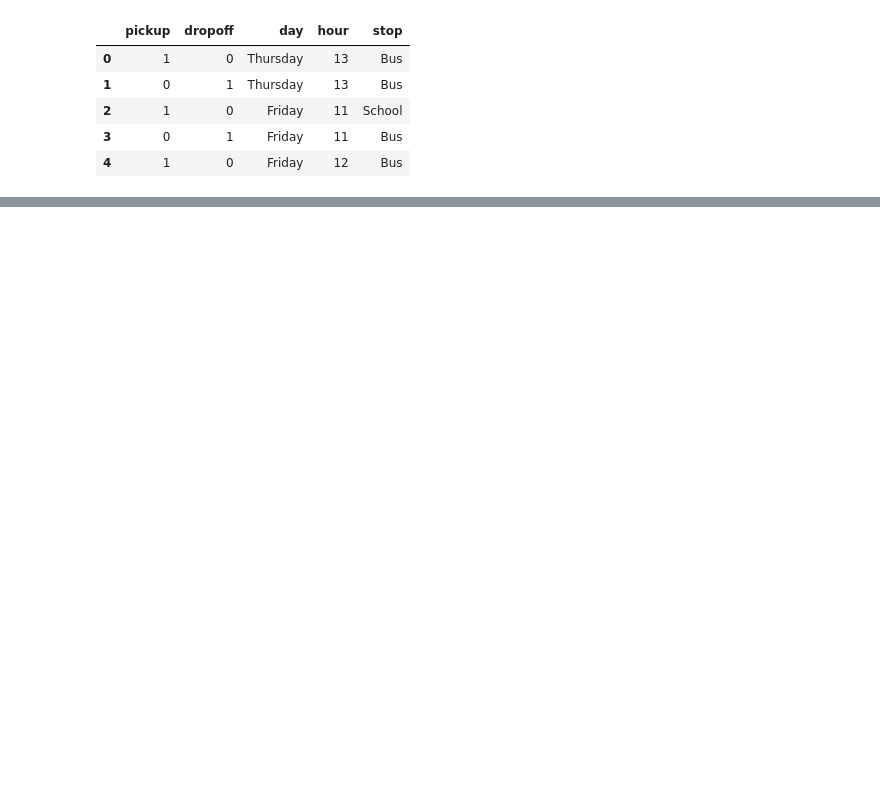
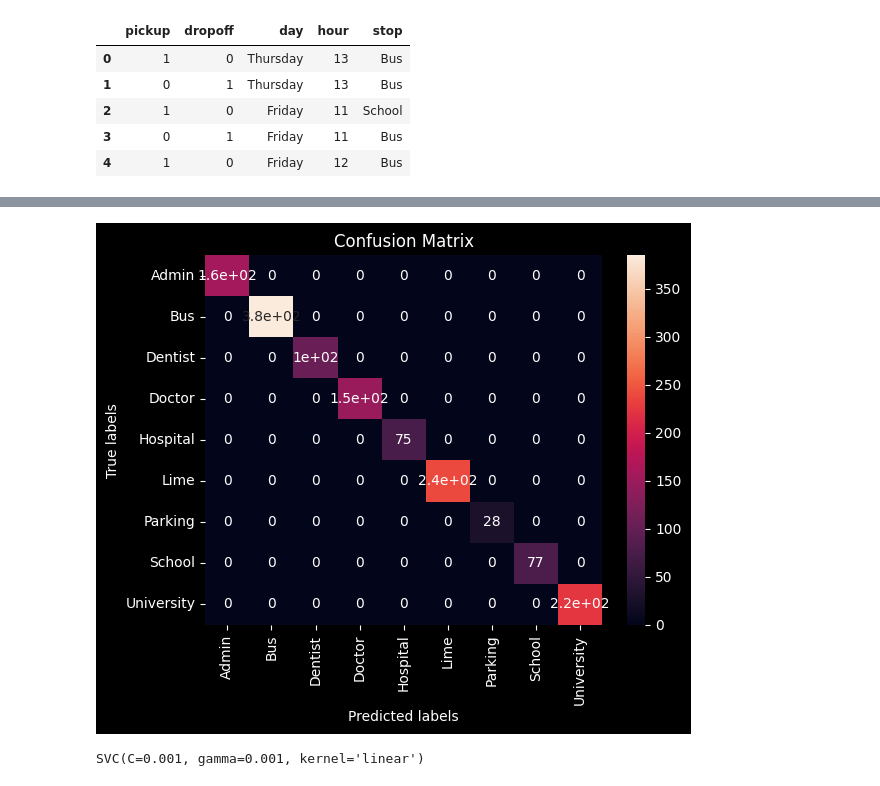
Before and after one commit to jrosilam/MayMobility_TakeHome, a Jupyter notebook: takehome_test.ipynb, the cells around one changed output, grey strips where cells are left out. Saved outputs shown, nothing was run; the diff lists cells and outputs as text; code cells hidden in the pictures; blank space fills up the shorter version.

```diff
--- a/takehome_test.ipynb
+++ b/takehome_test.ipynb
@@ -1333,0 +1359,5 @@ features_one_hot_2.head()
+# %%
+# use features_one_hot_2
+y = np.asarray(features_one_hot_2["stop"])
+X = np.asarray(features_one_hot_2.drop(["stop","dropoff"],axis=1))
+X = preprocessing.StandardScaler().fit_transform(X)
@@ -1356,0 +1397,10 @@ print(f"Total Accuracy:       {Grid.best_score_:.2%}")
+# %%
+plot_confusion_matrix(y_test,y_hat)
+# %% [output]
+[figure, added]
+# %%
+# fit with whole model
+svm = SVC(**svm_cv.best_params_)
+svm.fit(X,y) # fit full model
+# %% [output]
+SVC(C=0.001, gamma=0.001, kernel='linear')
```
Also changed, not shown: parts of 15 cells of this notebook, 1 other file.
